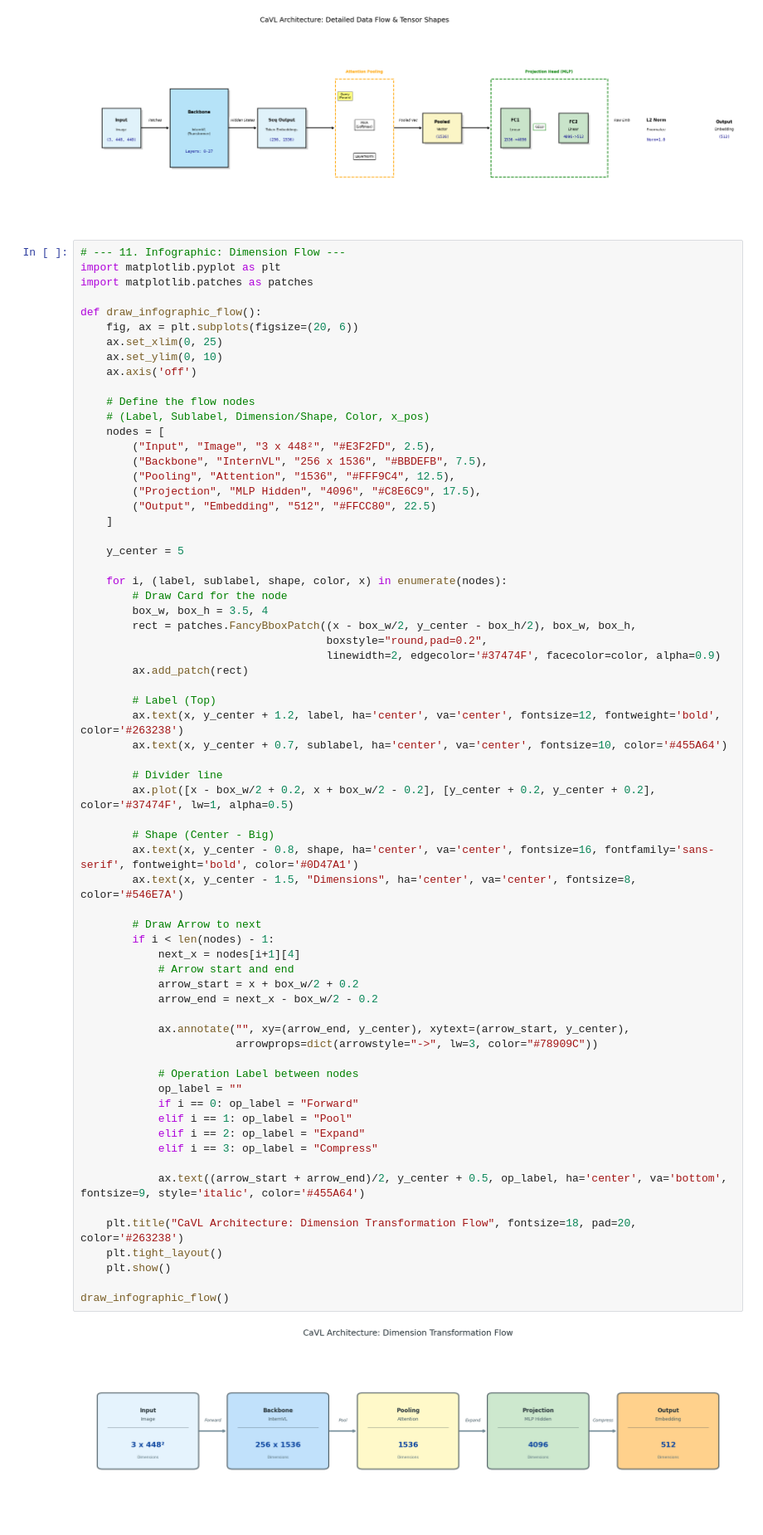
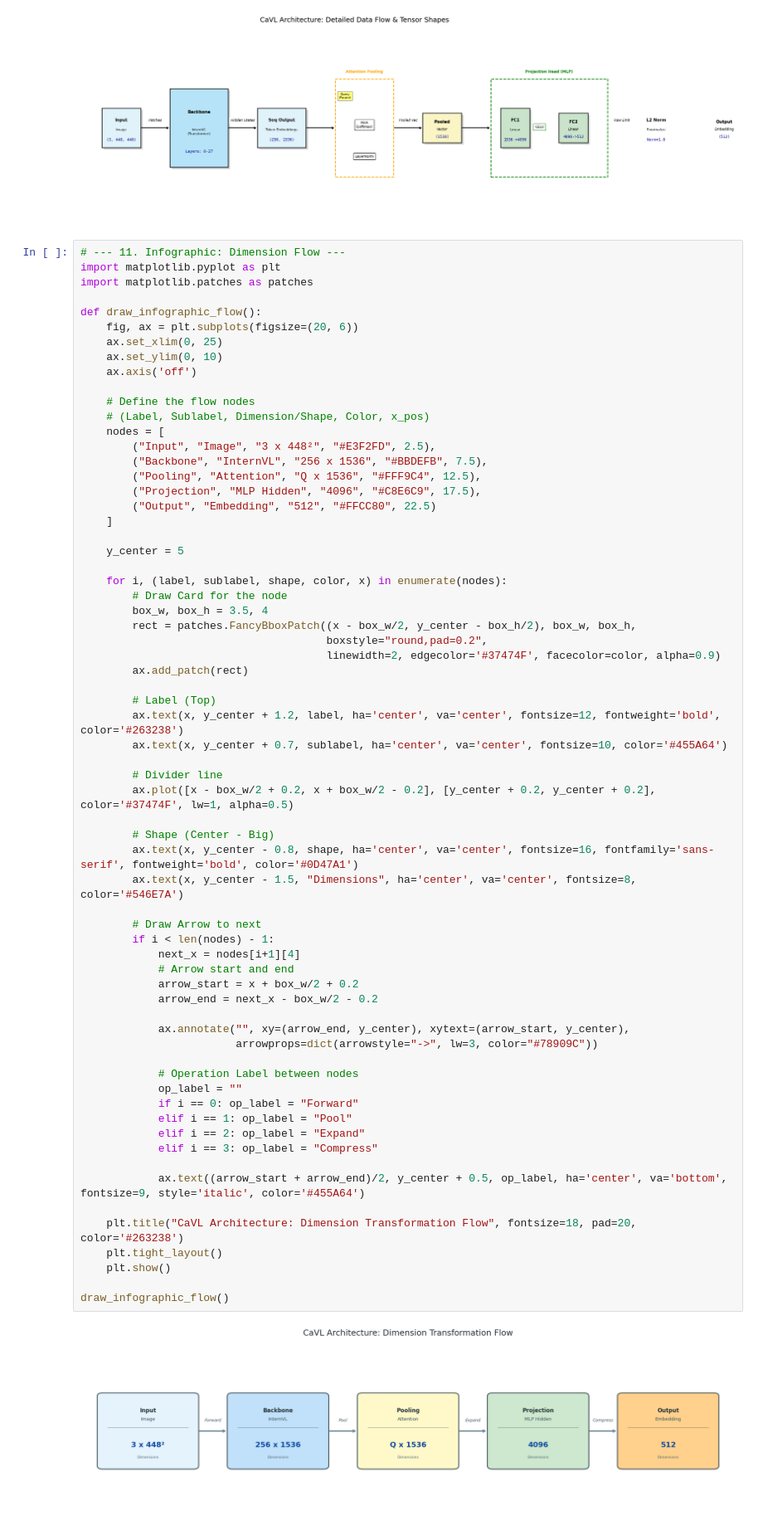
Before and after one commit to jpcosta90/CaVL-Doc, a Jupyter notebook: analysis/01_architecture_analysis.ipynb, the cells around one changed output. Shown at 83% size. Cells and saved outputs as stored; diff of their text form.

```diff
--- a/analysis/01_architecture_analysis.ipynb
+++ b/analysis/01_architecture_analysis.ipynb
@@ -1126,7 +1126,7 @@ def draw_infographic_flow():
     nodes = [
         ("Input", "Image", "3 x 448²", "#E3F2FD", 2.5),
         ("Backbone", "InternVL", "256 x 1536", "#BBDEFB", 7.5),
-        ("Pooling", "Attention", "1536", "#FFF9C4", 12.5),
+        ("Pooling", "Attention", "Q x 1536", "#FFF9C4", 12.5),
         ("Projection", "MLP Hidden", "4096", "#C8E6C9", 17.5),
         ("Output", "Embedding", "512", "#FFCC80", 22.5)
     ]
@@ -1150,34 +1150,34 @@ def draw_infographic_flow():
 
         # Shape (Center - Big)
         ax.text(x, y_center - 0.8, shape, ha='center', va='center', fontsize=16, fontfamily='sans-serif', fontweight='bold', color='#0D47A1')
         ax.text(x, y_center - 1.5, "Dimensions", ha='center', va='center', fontsize=8, color='#546E7A')
 
         # Draw Arrow to next
         if i < len(nodes) - 1:
             next_x = nodes[i+1][4]
             # Arrow start and end
             arrow_start = x + box_w/2 + 0.2
             arrow_end = next_x - box_w/2 - 0.2
 
             ax.annotate("", xy=(arrow_end, y_center), xytext=(arrow_start, y_center),
                         arrowprops=dict(arrowstyle="->", lw=3, color="#78909C"))
 
             # Operation Label between nodes
             op_label = ""
             if i == 0: op_label = "Forward"
             elif i == 1: op_label = "Pool"
             elif i == 2: op_label = "Expand"
             elif i == 3: op_label = "Compress"
 
             ax.text((arrow_start + arrow_end)/2, y_center + 0.5, op_label, ha='center', va='bottom', fontsize=9, style='italic', color='#455A64')
 
     plt.title("CaVL Architecture: Dimension Transformation Flow", fontsize=18, pad=20, color='#263238')
     plt.tight_layout()
     plt.show()
 
 draw_infographic_flow()
 # %% [output]
-[figure, old version]
+[figure, new version]
 # %%
 # --- 13. Updated Architecture Recommendation (Infographic) ---
 import matplotlib.pyplot as plt
```
Also changed, not shown: parts of 1 cell of this notebook, 2 other files.
